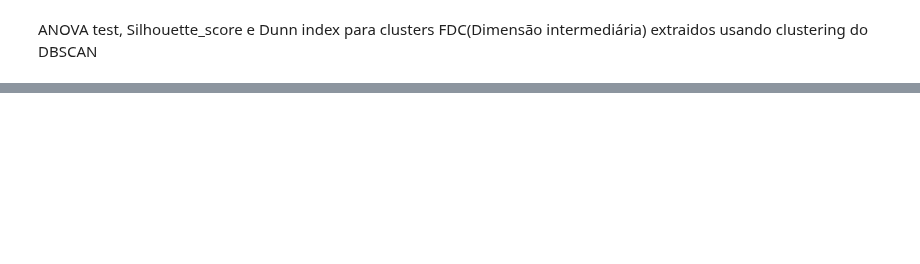
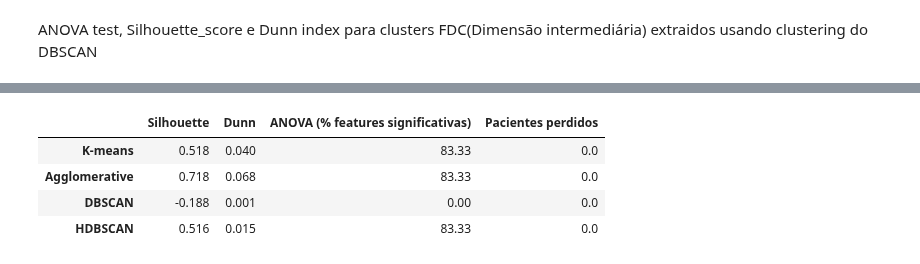
Before and after one commit to JulioCesarLinss/Clinical-database, a Jupyter notebook: FDC_Low_Dimension/Jupyter Notebooks/Lung_Cancer_Survey_v1.ipynb, the cells around one changed output, grey strips where cells are left out. Drawn from its saved outputs; the diff is of its cells as text; code cells hidden in the pictures; blank space fills up the shorter version.

Commit message:
Notebooks aplicando melhoria no Low_Dimension

```diff
--- a/FDC_Low_Dimension/Jupyter Notebooks/Lung_Cancer_Survey_v1.ipynb
+++ b/FDC_Low_Dimension/Jupyter Notebooks/Lung_Cancer_Survey_v1.ipynb
@@ -373,8 +373,14 @@ ANOVA test, Silhouette_score e Dunn index para clusters FDC(Dimensão intermedi
 from fdc.clustering import Clustering
 # %%
 FDC_emb_low.rename(columns={"UMAP_0": "FDC_0", "UMAP_1": "FDC_1"},inplace=True)
+# %%
+FDC_emb_high_original = FDC_emb_high.copy()
+FDC_emb_low_original = FDC_emb_low.copy()
+#cópias necessárias
 # %%
 clustering=Clustering(FDC_emb_low,FDC_emb_low,True)
 cluster_list,cluster_counts=clustering.K_means(6)
+# HDBSCAN - melhoria proposta, resolve o problema de perda de pacientes do DBSCAN
+hdbscan_cluster_list, hdbscan_cluster_counts = clustering.HDBSCAN(min_cluster_size=15)
 # %% [output]
 [drawing not drawn]
@@ -536,0 +546,47 @@ dunn_index(cluster_wise_df(FDC_emb_low,cluster_list_dbscan)) #pior caso de separ
+# %%
+# 1. Filtra ruído do HDBSCAN para calcular métricas
+non_noise_hdbscan = [i for i, x in enumerate(hdbscan_cluster_list) if x != -1]
+hdbscan_emb = FDC_emb_low_original.iloc[non_noise_hdbscan]
+hdbscan_labels = [hdbscan_cluster_list[i] for i in non_noise_hdbscan]
+hdbscan_data = data.iloc[non_noise_hdbscan]
+
+# 2. Filtra ruído do DBSCAN para calcular métricas
+non_noise_dbscan = [i for i, x in enumerate(cluster_list_dbscan) if x != -1]
+dbscan_emb = FDC_emb_low_original.iloc[non_noise_dbscan]
+dbscan_labels = [cluster_list_dbscan[i] for i in non_noise_dbscan]
+dbscan_data = data.iloc[non_noise_dbscan]
+
+resultados = {
+    'K-means': {
+        'Silhouette': round(silhouette_score(FDC_emb_low_original, cluster_list), 3),
+        'Dunn': round(dunn_index(cluster_wise_df(pd.DataFrame(FDC_emb_low_original).assign(Cluster=cluster_list), cluster_list)), 3),
+        'ANOVA (% features significativas)': calcular_anova(data, cluster_list, cont_list, ord_list),
+        'Pacientes perdidos': 0
+    },
+    'Agglomerative': {
+        'Silhouette': round(silhouette_score(FDC_emb_low_original, cluster_list_agglo), 3),
+        'Dunn': round(dunn_index(cluster_wise_df(pd.DataFrame(FDC_emb_low_original).assign(Cluster=cluster_list_agglo), cluster_list_agglo)), 3),
+        'ANOVA (% features significativas)': calcular_anova(data, cluster_list_agglo, cont_list, ord_list),
+        'Pacientes perdidos': 0
+    },
+    'DBSCAN': {
+        'Silhouette': round(silhouette_score(dbscan_emb, dbscan_labels), 3),
+        'Dunn': round(dunn_index(cluster_wise_df(pd.DataFrame(dbscan_emb).assign(Cluster=dbscan_labels), dbscan_labels)), 3),
+        'ANOVA (% features significativas)': calcular_anova(dbscan_data, dbscan_labels, cont_list, ord_list),
+        'Pacientes perdidos': sum(1 for x in cluster_list_dbscan if x == -1)
+    },
+    'HDBSCAN': {
+        'Silhouette': round(silhouette_score(hdbscan_emb, hdbscan_labels), 3),
+        'Dunn': round(dunn_index(cluster_wise_df(pd.DataFrame(hdbscan_emb).assign(Cluster=hdbscan_labels), hdbscan_labels)), 3),
+        'ANOVA (% features significativas)': calcular_anova(hdbscan_data, hdbscan_labels, cont_list, ord_list),
+        'Pacientes perdidos': sum(1 for x in hdbscan_cluster_list if x == -1)
+    }
+}
+
+pd.DataFrame(resultados).T
+# %% [output]
+|  | Silhouette | Dunn | ANOVA (% features significativas) | Pacientes perdidos |
+| K-means | 0.518 | 0.040 | 83.33 | 0.0 |
+| Agglomerative | 0.718 | 0.068 | 83.33 | 0.0 |
+| DBSCAN | -0.188 | 0.001 | 0.00 | 0.0 |
+| HDBSCAN | 0.516 | 0.015 | 83.33 | 0.0 |
```
Also changed, not shown: parts of 9 cells of this notebook, 10 other files.
